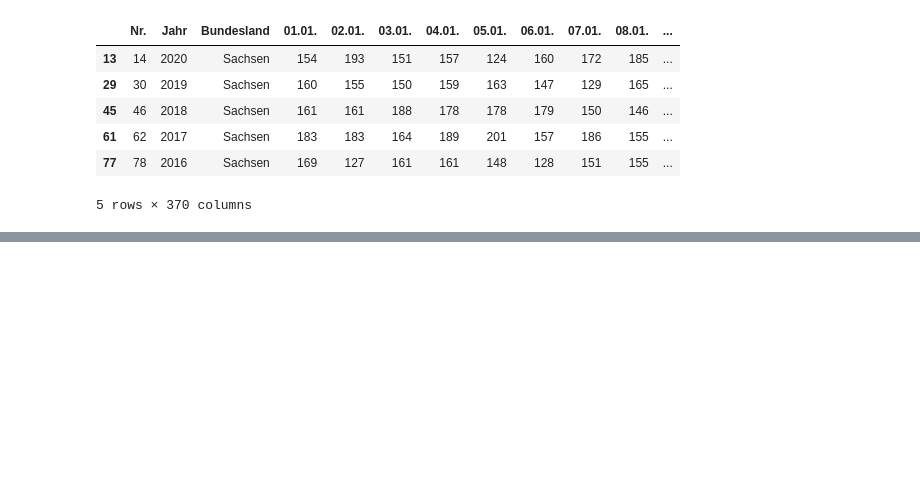
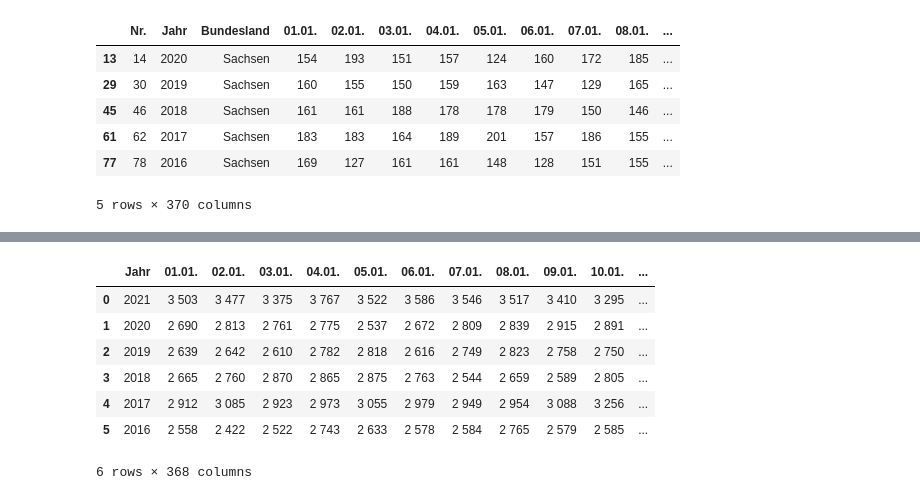
Before and after one commit to lvlanson/uebersterblichkeit, a Jupyter notebook: Sachsen_Ubersterblichkeit.ipynb, the cells around one changed output, grey strips where cells are left out. Drawn from its saved outputs; the diff is of its cells as text; code cells hidden in the pictures; blank space fills up the shorter version.

```diff
--- a/Sachsen_Ubersterblichkeit.ipynb
+++ b/Sachsen_Ubersterblichkeit.ipynb
@@ -93,3 +93,26 @@ fig = go.Figure(data=data)
 fig.show()
 # %% [output]
 [interactive output not drawn]
+# %%
+import pandas as pd
+
+url = "https://raw.githubusercontent.com/lvlanson/uebersterblichkeit/master/BL_2016_2020(2).csv"
+
+df = pd.read_csv(url, sep=",", skiprows=8)
+
+columns = list(df.columns)
+
+columns[0] = "Jahr"
+
+df.columns = columns
+# %%
+df
+# %% [output]
+|  | Jahr | 01.01. | 02.01. | 03.01. | 04.01. | 05.01. | 06.01. | 07.01. | 08.01. | 09.01. | 10.01. | ... |
+| 0 | 2021 | 3 503 | 3 477 | 3 375 | 3 767 | 3 522 | 3 586 | 3 546 | 3 517 | 3 410 | 3 295 | ... |
+| 1 | 2020 | 2 690 | 2 813 | 2 761 | 2 775 | 2 537 | 2 672 | 2 809 | 2 839 | 2 915 | 2 891 | ... |
+| 2 | 2019 | 2 639 | 2 642 | 2 610 | 2 782 | 2 818 | 2 616 | 2 749 | 2 823 | 2 758 | 2 750 | ... |
+| 3 | 2018 | 2 665 | 2 760 | 2 870 | 2 865 | 2 875 | 2 763 | 2 544 | 2 659 | 2 589 | 2 805 | ... |
+| 4 | 2017 | 2 912 | 3 085 | 2 923 | 2 973 | 3 055 | 2 979 | 2 949 | 2 954 | 3 088 | 3 256 | ... |
+| 5 | 2016 | 2 558 | 2 422 | 2 522 | 2 743 | 2 633 | 2 578 | 2 584 | 2 765 | 2 579 | 2 585 | ... |
+6 rows × 368 columns
```
Also changed, not shown: parts of 3 cells of this notebook.
